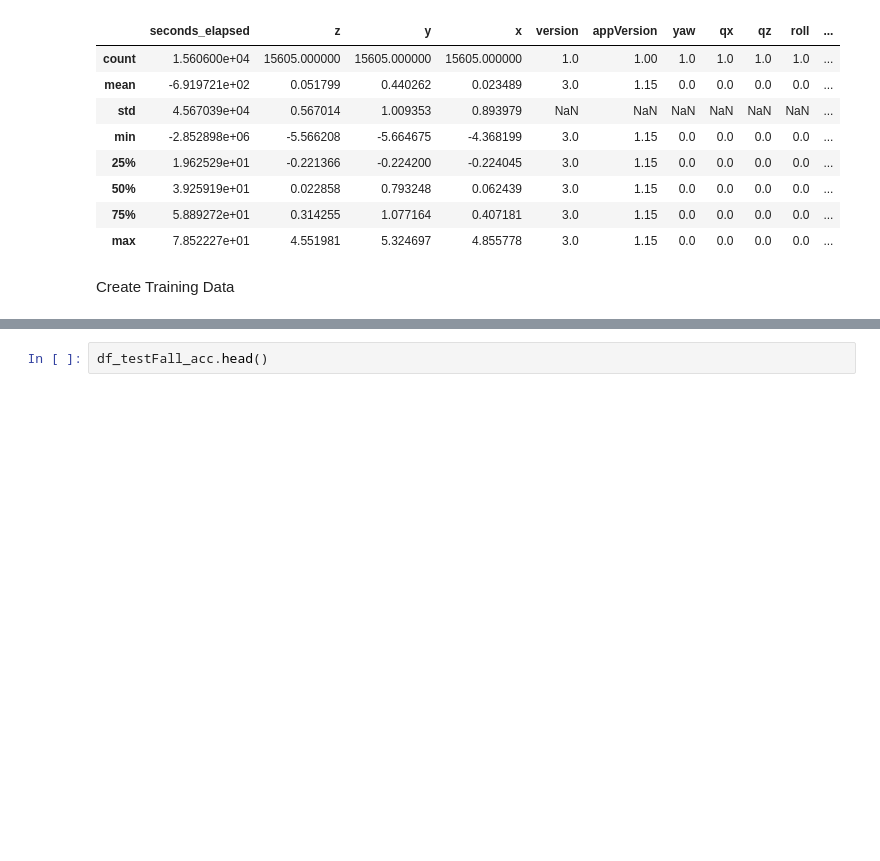
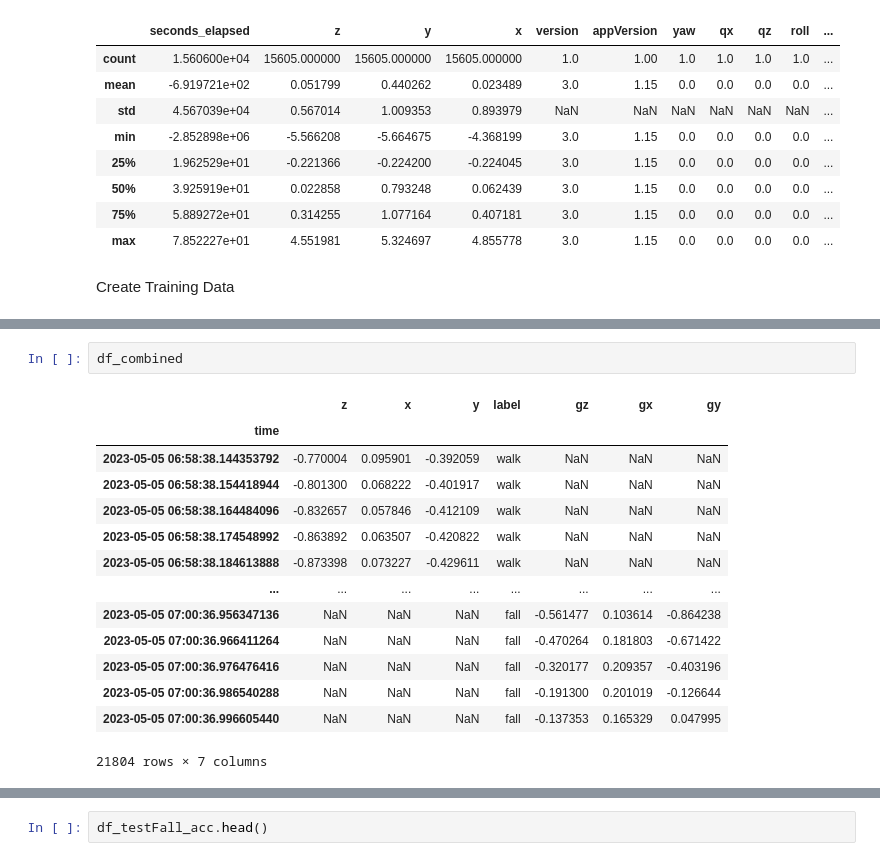
Before and after one commit to prizyou/Lexicon-Legends, a Jupyter notebook: proofConceptFALL.ipynb, the cells around one changed output, grey strips where cells are left out. Saved outputs shown, nothing was run; the diff lists cells and outputs as text; blank space fills up the shorter version.

```diff
--- a/proofConceptFALL.ipynb
+++ b/proofConceptFALL.ipynb
@@ -193,3 +171,20 @@ df_combined.describe()
+# %%
+df_combined
+# %% [output]
+|  | z | x | y | label | gz | gx | gy |
+| time |  |  |  |  |  |  |  |
+| 2023-05-05 06:58:38.144353792 | -0.770004 | 0.095901 | -0.392059 | walk | NaN | NaN | NaN |
+| 2023-05-05 06:58:38.154418944 | -0.801300 | 0.068222 | -0.401917 | walk | NaN | NaN | NaN |
+| 2023-05-05 06:58:38.164484096 | -0.832657 | 0.057846 | -0.412109 | walk | NaN | NaN | NaN |
+| 2023-05-05 06:58:38.174548992 | -0.863892 | 0.063507 | -0.420822 | walk | NaN | NaN | NaN |
+| 2023-05-05 06:58:38.184613888 | -0.873398 | 0.073227 | -0.429611 | walk | NaN | NaN | NaN |
+| ... | ... | ... | ... | ... | ... | ... | ... |
+| 2023-05-05 07:00:36.956347136 | NaN | NaN | NaN | fall | -0.561477 | 0.103614 | -0.864238 |
+| 2023-05-05 07:00:36.966411264 | NaN | NaN | NaN | fall | -0.470264 | 0.181803 | -0.671422 |
+| 2023-05-05 07:00:36.976476416 | NaN | NaN | NaN | fall | -0.320177 | 0.209357 | -0.403196 |
+| 2023-05-05 07:00:36.986540288 | NaN | NaN | NaN | fall | -0.191300 | 0.201019 | -0.126644 |
+| 2023-05-05 07:00:36.996605440 | NaN | NaN | NaN | fall | -0.137353 | 0.165329 | 0.047995 |
+21804 rows × 7 columns
 # %%
 #Anzahl der Reihen RowCount
 len(df_walk_acc)
```
Also changed, not shown: parts of 6 cells of this notebook.
